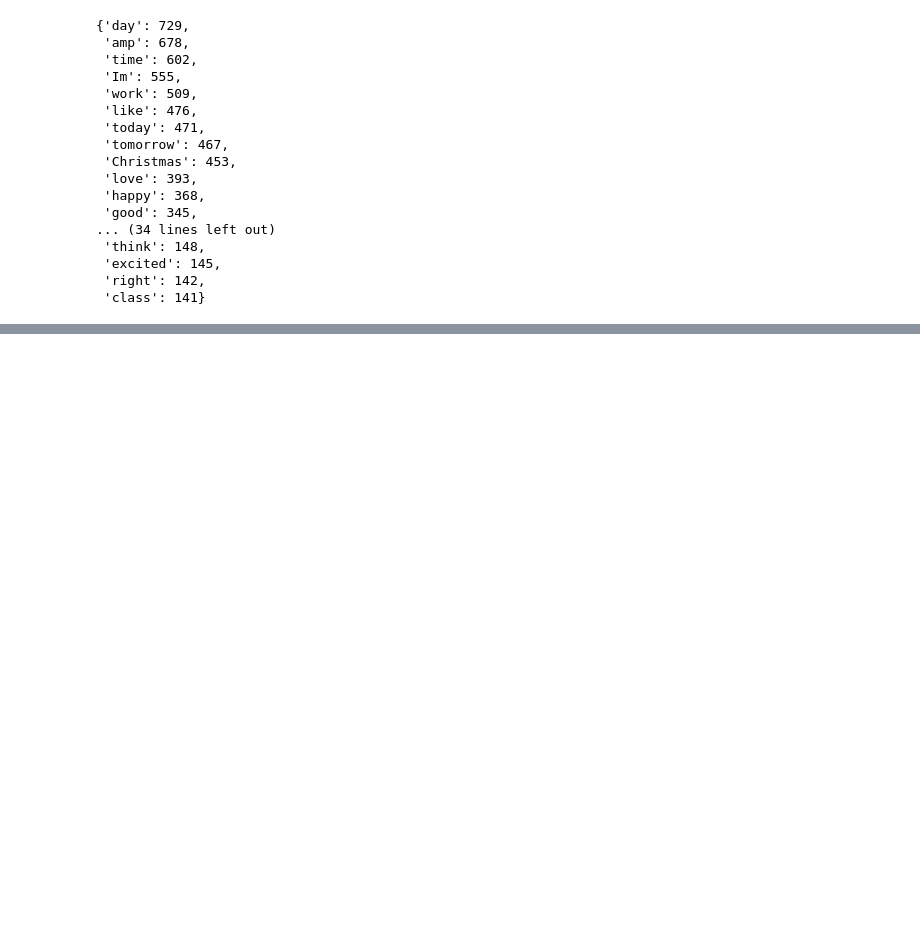
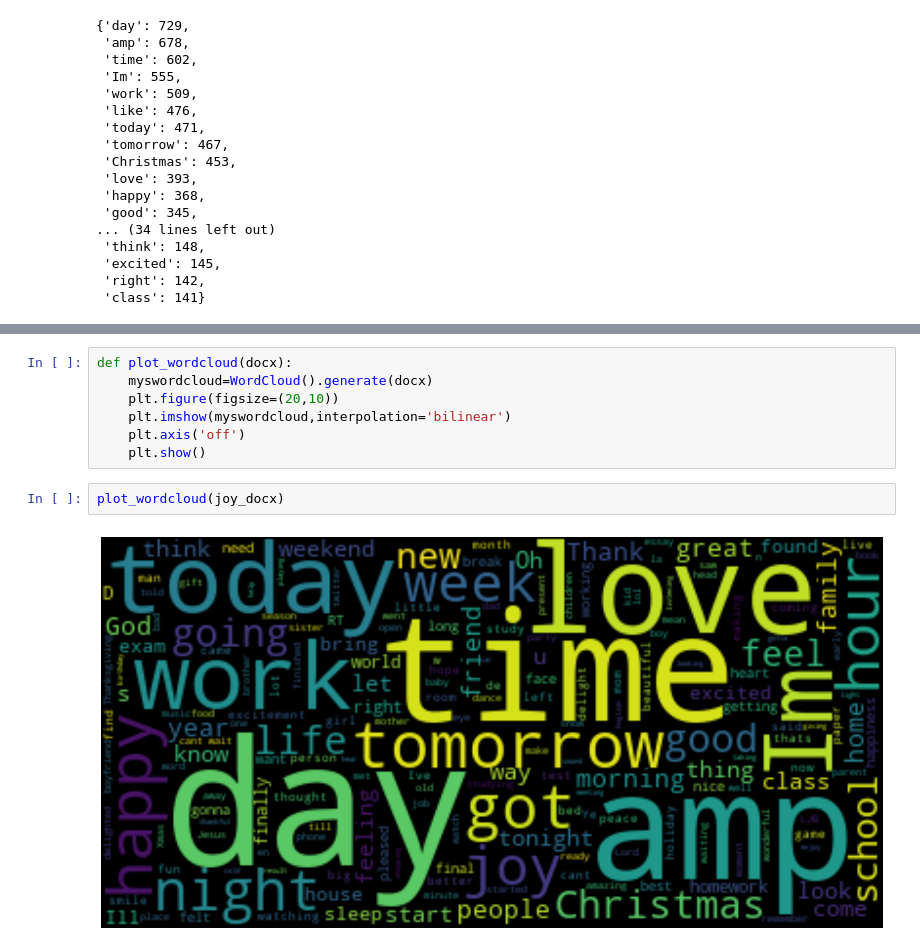
Before and after one commit to pooja080499/Emotion-Detection-ML, a Jupyter notebook: nootbooks/emotion_detection.ipynb, the cells around one changed output, grey strips where cells are left out. Cells and saved outputs as stored; diff of their text form; blank space fills up the shorter version.

```diff
--- a/nootbooks/emotion_detection.ipynb
+++ b/nootbooks/emotion_detection.ipynb
@@ -289,0 +335,11 @@ keyword_joy
+# %%
+def plot_wordcloud(docx):
+    myswordcloud=WordCloud().generate(docx)
+    plt.figure(figsize=(20,10))
+    plt.imshow(myswordcloud,interpolation='bilinear')
+    plt.axis('off')
+    plt.show()
+# %%
+plot_wordcloud(joy_docx)
+# %% [output]
+[figure, added]
```
Also changed, not shown: parts of 11 cells of this notebook.
